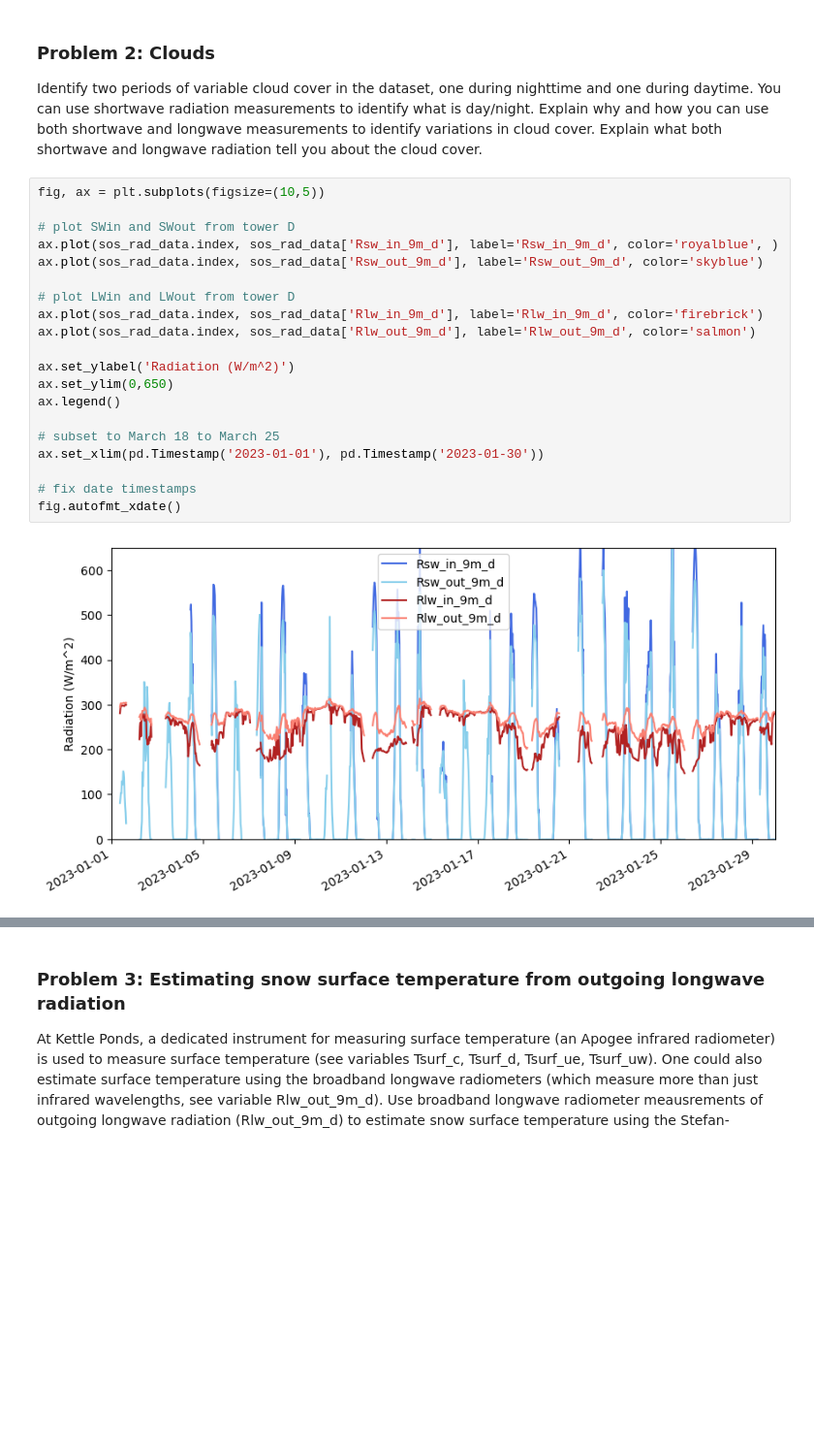
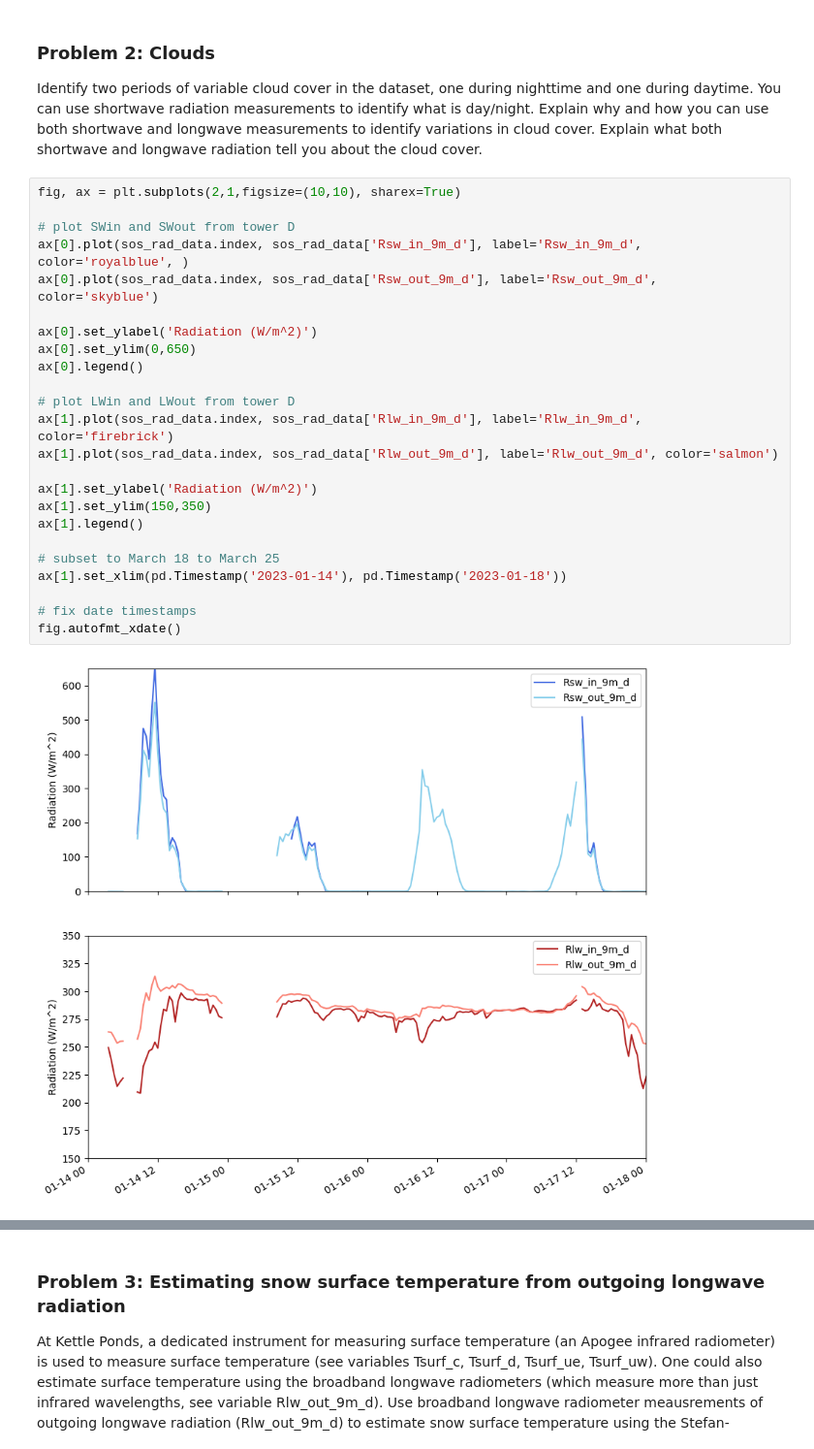
Before and after one commit to clinton-alden/snow_hydrology_WI25, a Jupyter notebook: module3/homework3.ipynb, the cells around one changed output, grey strips where cells are left out. Shown at 97% size. Saved outputs shown, nothing was run; the diff lists cells and outputs as text; blank space fills up the shorter version.

```diff
--- a/module3/homework3.ipynb
+++ b/module3/homework3.ipynb
@@ -60,24 +60,28 @@ The plot above shows a period between March 20 and March 23 where it appears the
 
 Identify two periods of variable cloud cover in the dataset, one during nighttime and one during daytime. You can use shortwave radiation measurements to identify what is day/night. Explain why and how you can use both shortwave and longwave measurements to identify variations in cloud cover. Explain what both shortwave and longwave radiation tell you about the cloud cover.
 # %%
-fig, ax = plt.subplots(figsize=(10,5))
+fig, ax = plt.subplots(2,1,figsize=(10,10), sharex=True)
 
 # plot SWin and SWout from tower D
-ax.plot(sos_rad_data.index, sos_rad_data['Rsw_in_9m_d'], label='Rsw_in_9m_d', color='royalblue', )
-ax.plot(sos_rad_data.index, sos_rad_data['Rsw_out_9m_d'], label='Rsw_out_9m_d', color='skyblue')
+ax[0].plot(sos_rad_data.index, sos_rad_data['Rsw_in_9m_d'], label='Rsw_in_9m_d', color='royalblue', )
+ax[0].plot(sos_rad_data.index, sos_rad_data['Rsw_out_9m_d'], label='Rsw_out_9m_d', color='skyblue')
+
+ax[0].set_ylabel('Radiation (W/m^2)')
+ax[0].set_ylim(0,650)
+ax[0].legend()
 
 # plot LWin and LWout from tower D
-ax.plot(sos_rad_data.index, sos_rad_data['Rlw_in_9m_d'], label='Rlw_in_9m_d', color='firebrick')
-ax.plot(sos_rad_data.index, sos_rad_data['Rlw_out_9m_d'], label='Rlw_out_9m_d', color='salmon')
+ax[1].plot(sos_rad_data.index, sos_rad_data['Rlw_in_9m_d'], label='Rlw_in_9m_d', color='firebrick')
+ax[1].plot(sos_rad_data.index, sos_rad_data['Rlw_out_9m_d'], label='Rlw_out_9m_d', color='salmon')
 
-ax.set_ylabel('Radiation (W/m^2)')
-ax.set_ylim(0,650)
-ax.legend()
+ax[1].set_ylabel('Radiation (W/m^2)')
+ax[1].set_ylim(150,350)
+ax[1].legend()
 
 # subset to March 18 to March 25
-ax.set_xlim(pd.Timestamp('2023-01-01'), pd.Timestamp('2023-01-30'))
+ax[1].set_xlim(pd.Timestamp('2023-01-14'), pd.Timestamp('2023-01-18'))
 
 # fix date timestamps
 fig.autofmt_xdate()
 # %% [output]
-[figure, old version]
+[figure, new version]
```
Also changed, not shown: parts of 12 cells of this notebook, 1 other file.
